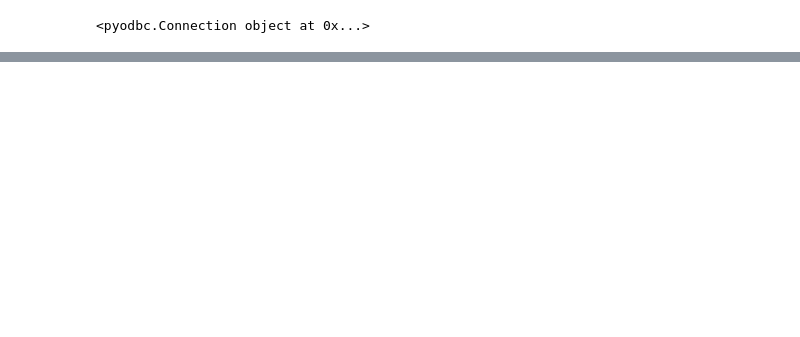
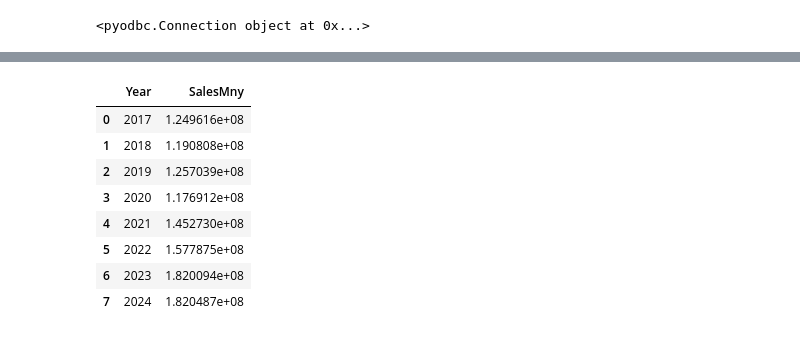
Before and after one commit to jh729670/Work, a Jupyter notebook: Historical Sales by Category 2017-24-checkpoint.ipynb, the cells around one changed output, grey strips where cells are left out. Drawn from its saved outputs; the diff is of its cells as text; code cells hidden in the pictures; blank space fills up the shorter version.

```diff
--- a/Historical Sales by Category 2017-24-checkpoint.ipynb
+++ b/Historical Sales by Category 2017-24-checkpoint.ipynb
@@ -57,6 +55,19 @@ KeyError: "['OpenDate', 'FiscalMonth'] not found in axis"
 all_sales=pd.concat([data,data2,twenty,nineteen,eighteen,seventeen])
 all_sales.loc[all_sales.ShopID==31360,'ShopID']=1568
 all_sales.loc[all_sales.ShopID==1568,'SpecialVenue']='Yes'
+# %%
+all_sales_group=all_sales.groupby('Year')['SalesMny'].sum().reset_index()
+all_sales_group
+# %% [output]
+|  | Year | SalesMny |
+| 0 | 2017 | 1.249616e+08 |
+| 1 | 2018 | 1.190808e+08 |
+| 2 | 2019 | 1.257039e+08 |
+| 3 | 2020 | 1.176912e+08 |
+| 4 | 2021 | 1.452730e+08 |
+| 5 | 2022 | 1.577875e+08 |
+| 6 | 2023 | 1.820094e+08 |
+| 7 | 2024 | 1.820487e+08 |
 # %%
 open_shops=data[data.Year==2024].ShopID.unique()
 # %%
```
Also changed, not shown: parts of 45 cells of this notebook, 24 other files.
